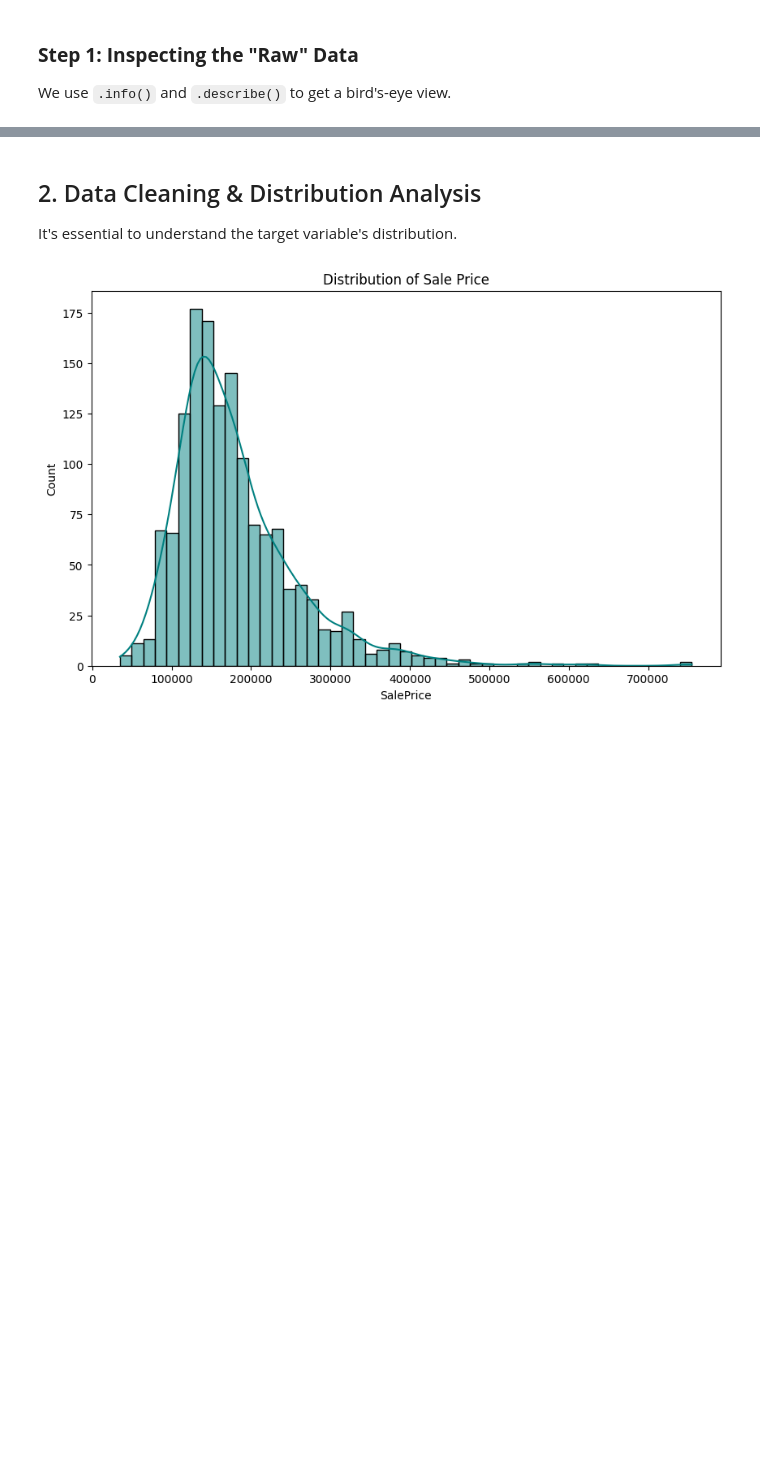
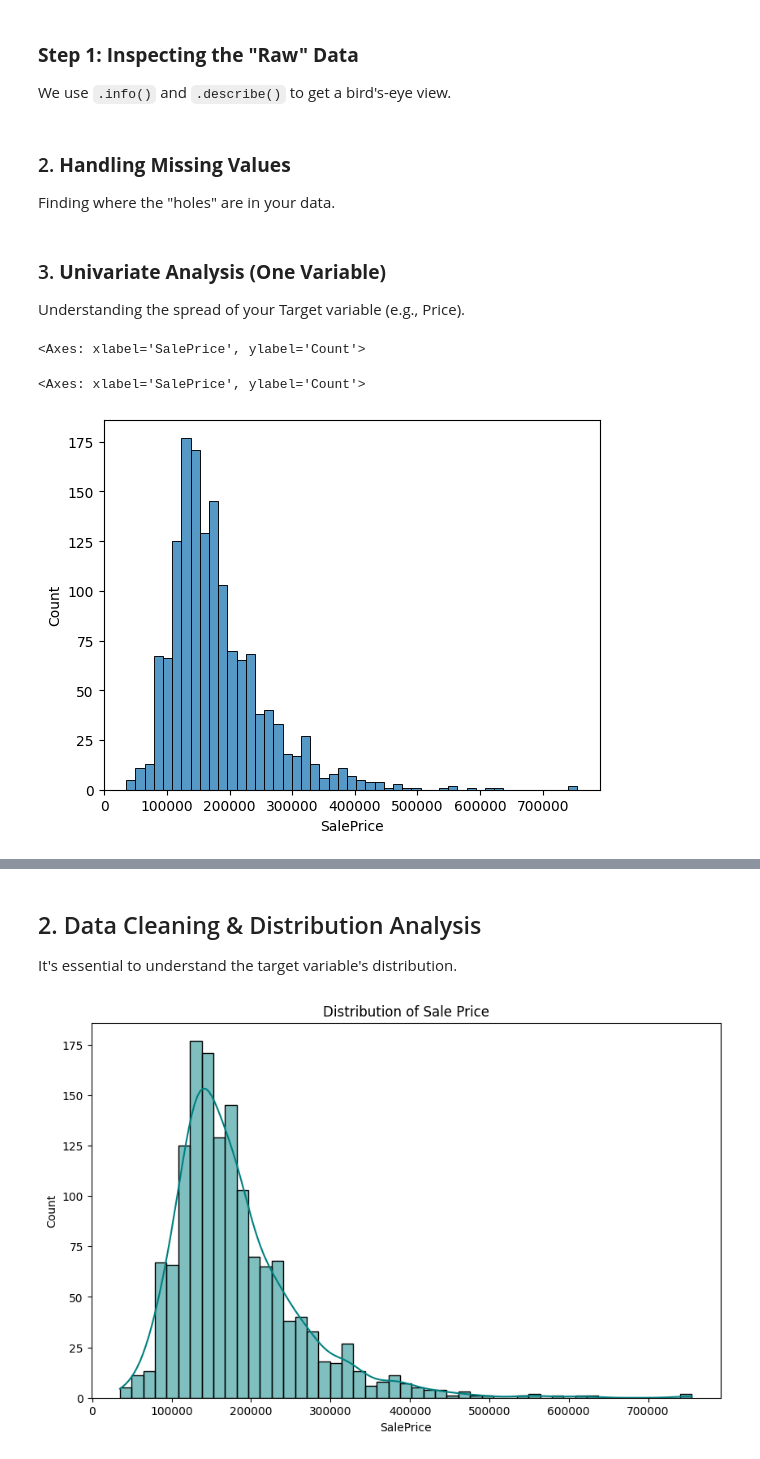
Before and after one commit to hereandnowai/week-05-ml-masterclass, a Jupyter notebook: day2_eda.ipynb, the cells around one changed output, grey strips where cells are left out. Cells and saved outputs as stored; diff of their text form; code cells hidden in the pictures; blank space fills up the shorter version.

Commit message:
feat: complete end-to-end data preprocessing masterclass content

```diff
--- a/day2_eda.ipynb
+++ b/day2_eda.ipynb
@@ -44,0 +99,3 @@ We use `.info()` and `.describe()` to get a bird's-eye view.
+# %% [markdown]
+### 2. **Handling Missing Values**
+Finding where the "holes" are in your data.
@@ -44,0 +104,10 @@ We use `.info()` and `.describe()` to get a bird's-eye view.
+# %% [markdown]
+### 3. **Univariate Analysis (One Variable)**
+Understanding the spread of your Target variable (e.g., Price).
+# %%
+import seaborn as sns
+sns.histplot(df['SalePrice']) # Check for skewness
+# %% [output]
+<Axes: xlabel='SalePrice', ylabel='Count'>
+<Axes: xlabel='SalePrice', ylabel='Count'>
+[figure, added]
```
Also changed, not shown: parts of 13 cells of this notebook, 8 other files.
